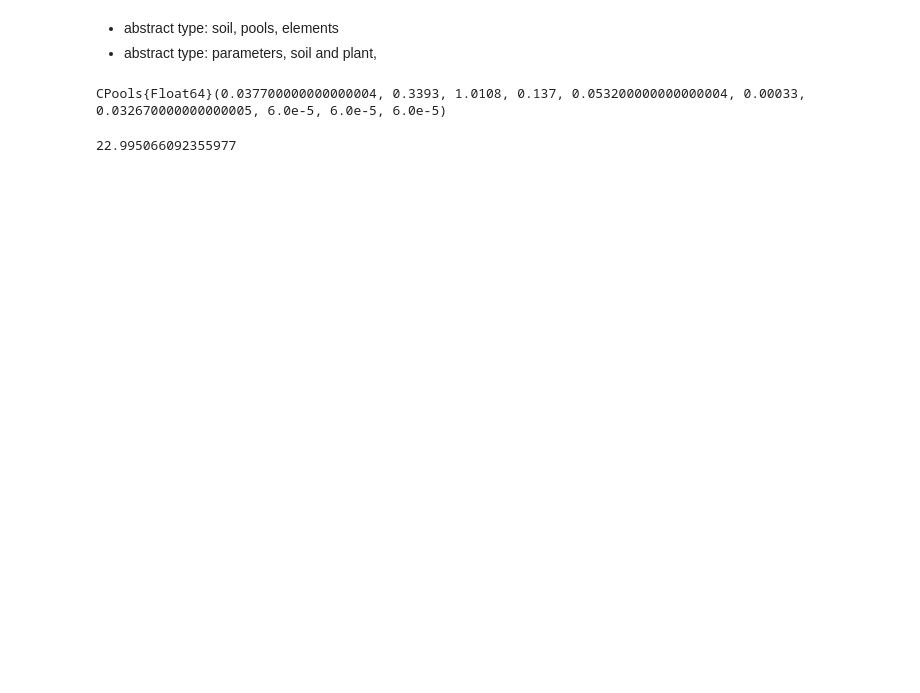
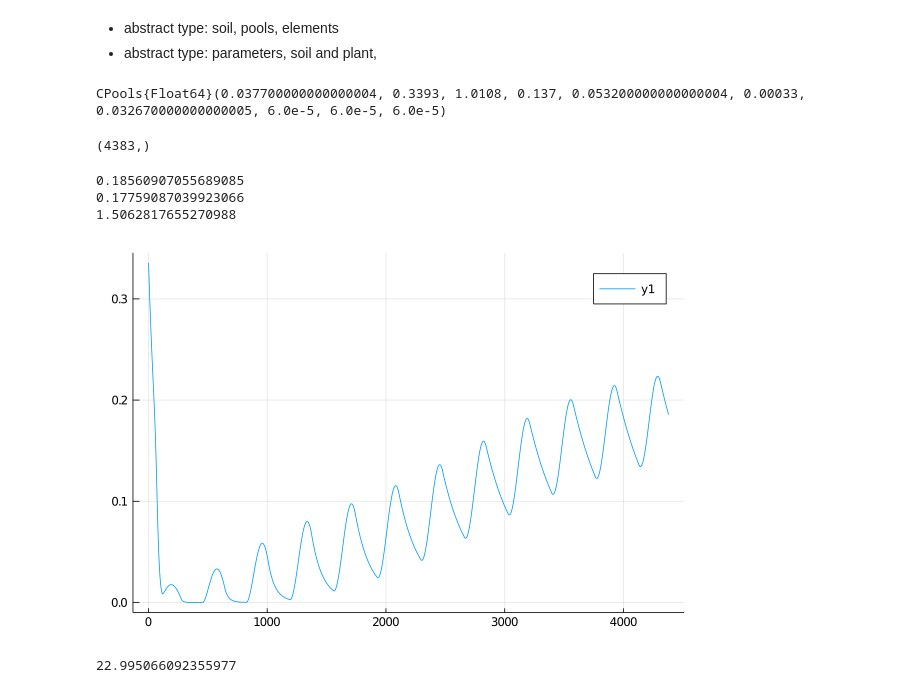
Before and after one commit to zshigrit/ecosystem_julia, a Jupyter notebook: testing2.ipynb, the cells around one changed output. Cells and saved outputs as stored; diff of their text form; code cells hidden in the pictures; blank space fills up the shorter version.

```diff
--- a/testing2.ipynb
+++ b/testing2.ipynb
@@ -409,12 +411,40 @@ litter_dom_array  = SIN_input .* f_l_dom;
+# %%
+using Plots
+x=1:length(SIN_input); y = SIN_input/depth
+plot(x, y)
+
+size(SIN_input)
+# %% [output]
+(4383,)
 # %%
-for iday = 1:365*5
+record_POMh = []
+record_POMo = []
+record_MOM = []
+for iday = 1:365*12
     for ihour = 1:24
         global litter_pomo = litter_pomo_array[iday]
         global litter_pomh = litter_pomh_array[iday]
         global litter_dom = litter_dom_array[iday]
         CPools!(par,CPools1)
     end
+    push!(record_POMo,CPools1.POMo)
+    push!(record_POMh,CPools1.POMh)
+    push!(record_MOM,CPools1.MOM)
 end
+
+println(CPools1.POMh)
+println(CPools1.POMo)
+println(CPools1.MOM)
+# %% [output]
+0.18560907055689085
+0.17759087039923066
+1.5062817655270988
+# %%
+using Plots
+x=1:length(record_MOM); y = record_POMh
+plot(x, y)
+# %% [output]
+[figure, added]
 # %%
 CPools1.MOM + CPools1.POMh + CPools1.POMo
 # %% [output]
```
Also changed, not shown: parts of 1 cell of this notebook.
